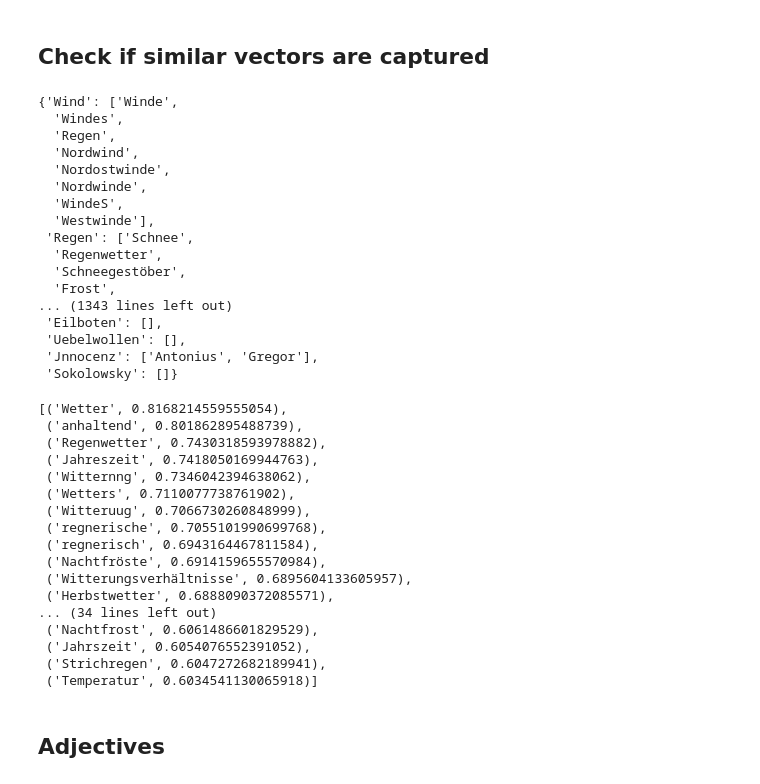
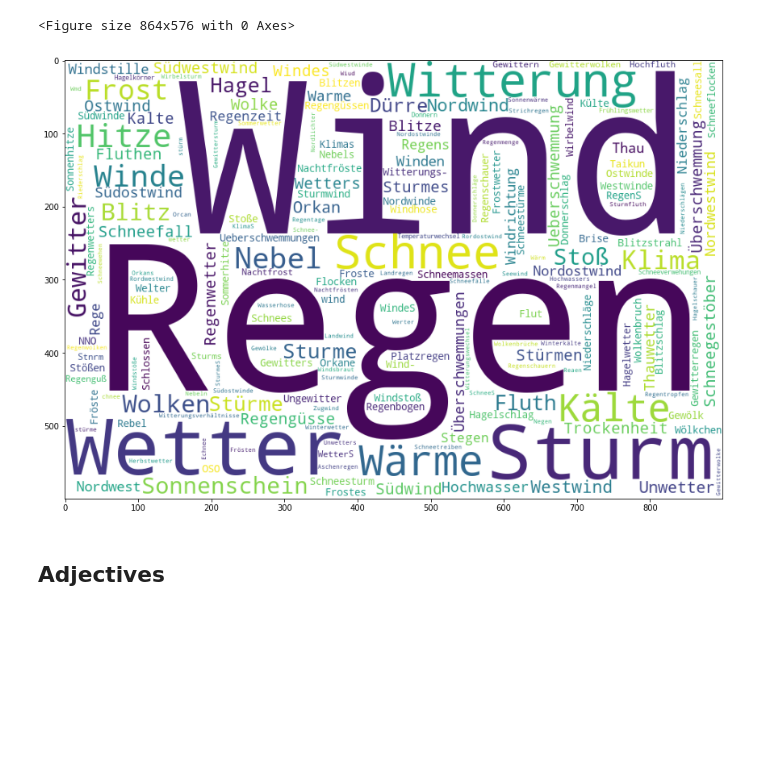
Before and after one commit to krkryger/clim-dist, a Jupyter notebook: notebooks/analysis.ipynb, the cells around one changed output. Saved outputs shown, nothing was run; the diff lists cells and outputs as text; code cells hidden in the pictures; blank space fills up the shorter version.

```diff
--- a/notebooks/analysis.ipynb
+++ b/notebooks/analysis.ipynb
@@ -6,0 +12,4 @@ with open('../data/processed/wea_freq_counts.json', 'r', encoding='utf8') as f:
+# %%
+# load all entities captured by ruler
+with open('../data/processed/entities_ruled.json', 'r', encoding='utf8') as f:
+    ents_ruled = json.load(f)
@@ -74,54 +53,0 @@ plt.show()
-# %% [markdown]
-## Check if similar vectors are captured
-# %%
-def check_similar_vectors_presence(common_wea, model, top_n):
-
-    results = {}
-    entities = [word for (word,freq) in common_wea]
-
-    for word in entities:
-        if model.has_index_for(word):
-            results[word] = [similar[0] for similar in model.most_similar(word, topn=top_n)
-                             if similar[0] in entities]
-
-    return results
-
-check_similar_vectors_presence(common_wea[:1000], model, 20)
-# %% [output]
-{'Wind': ['Winde',
-  'Windes',
-  'Regen',
-  'Nordwind',
-  'Nordostwinde',
-  'Nordwinde',
-  'WindeS',
-  'Westwinde'],
- 'Regen': ['Schnee',
-  'Regenwetter',
-  'Schneegestöber',
-  'Frost',
-... (1343 lines left out)
- 'Eilboten': [],
- 'Uebelwollen': [],
- 'Jnnocenz': ['Antonius', 'Gregor'],
- 'Sokolowsky': []}
-# %%
-model.most_similar('Witterung', topn=50)
-# %% [output]
-[('Wetter', 0.8168214559555054),
- ('anhaltend', 0.801862895488739),
- ('Regenwetter', 0.7430318593978882),
- ('Jahreszeit', 0.7418050169944763),
- ('Witternng', 0.7346042394638062),
- ('Wetters', 0.7110077738761902),
- ('Witteruug', 0.7066730260848999),
- ('regnerische', 0.7055101990699768),
- ('regnerisch', 0.6943164467811584),
- ('Nachtfröste', 0.6914159655570984),
- ('Witterungsverhältnisse', 0.6895604133605957),
- ('Herbstwetter', 0.6888090372085571),
-... (34 lines left out)
- ('Nachtfrost', 0.6061486601829529),
- ('Jahrszeit', 0.6054076552391052),
- ('Strichregen', 0.6047272682189941),
- ('Temperatur', 0.6034541130065918)]
@@ -133,3 +54,14 @@ wetter_list = ['Welter', 'Witterung', 'Werter', 'Wetters', 'Witteruug', 'Wittern
+# %%
+plt.figure(figsize=(12,8))
+wc = WordCloud(background_color='white', width=900, height=600)
+wc.generate_from_frequencies(wea_freqs_ruled)
+plt.figure(figsize=(15,10))
+plt.imshow(wc)
+plt.savefig('../references/inalco/general_cloud_ruled.png', bbox_inches='tight')
+plt.show()
+# %% [output]
+<Figure size 864x576 with 0 Axes>
+[figure, added]
 # %% [markdown]
 ## Adjectives
 # %%
```
Also changed, not shown: parts of 53 cells of this notebook, 2 other files.
